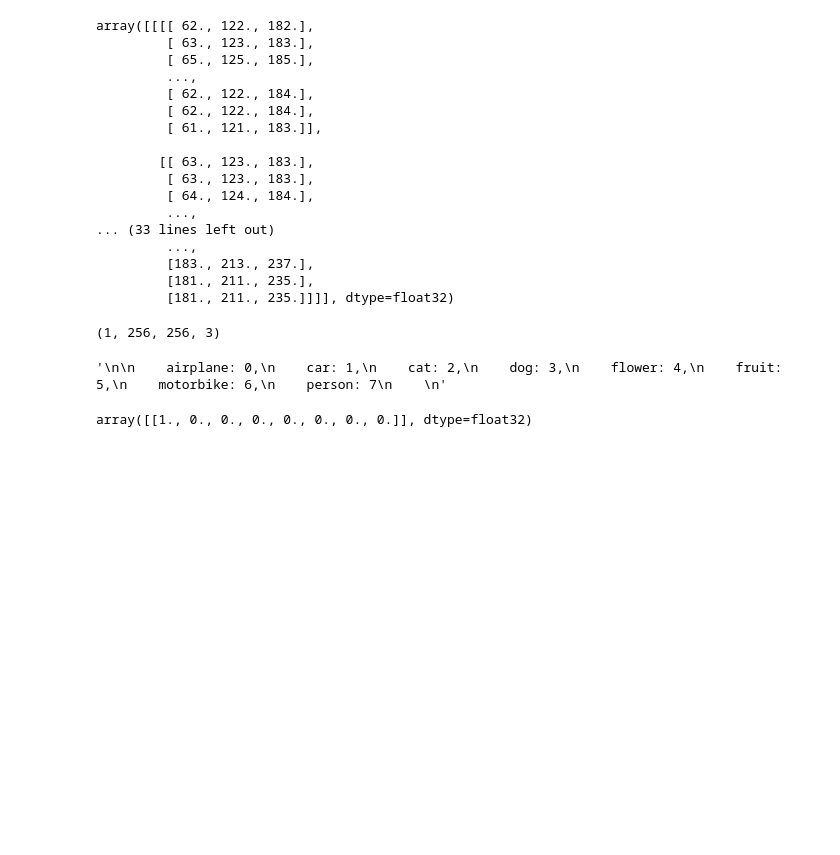
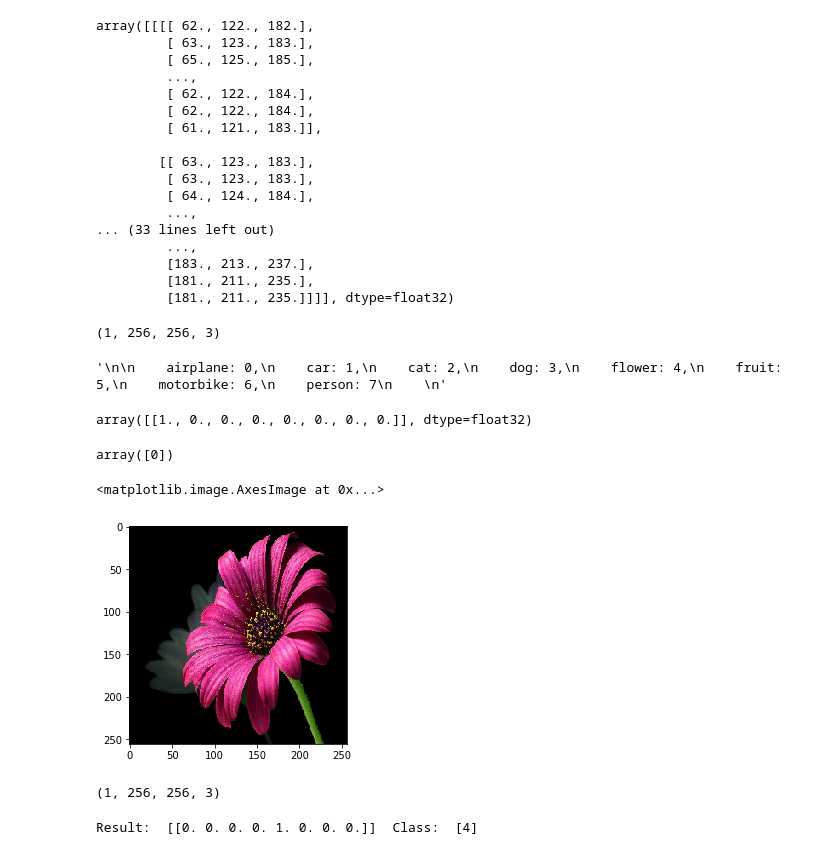
Before and after one commit to idivyamgoyal/Image-CNN, a Jupyter notebook: Testing_Notebook.ipynb, the cells around one changed output. Saved outputs shown, nothing was run; the diff lists cells and outputs as text; code cells hidden in the pictures; blank space fills up the shorter version.

Commit message:
testing File

```diff
--- a/Testing_Notebook.ipynb
+++ b/Testing_Notebook.ipynb
@@ -142,3 +142,8 @@ result = model.predict(img)
 result
 # %% [output]
 array([[1., 0., 0., 0., 0., 0., 0., 0.]], dtype=float32)
+# %%
+img_class = model.predict_classes(img)
+img_class
+# %% [output]
+array([0])
@@ -144,0 +152,20 @@ array([[1., 0., 0., 0., 0., 0., 0., 0.]], dtype=float32)
+# %%
+imgPath2 = './input/natural_images/testing/plant-flower-macro-87840.jpg'
+# %%
+img1 = image.load_img(imgPath2, target_size=(dim1, dim2))
+plt.imshow(img1)
+# %% [output]
+<matplotlib.image.AxesImage at 0x...>
+[figure, added]
+# %%
+img1 = image.img_to_array(img1)
+img1 = np.expand_dims(img1, axis=0)
+img1.shape
+# %% [output]
+(1, 256, 256, 3)
+# %%
+result = model.predict(img1)
+img_class = model.predict_classes(img1)
+print('Result: ', result, ' Class: ', img_class)
+# %% [output]
+Result:  [[0. 0. 0. 0. 1. 0. 0. 0.]]  Class:  [4]
```
Also changed, not shown: parts of 4 cells of this notebook.
